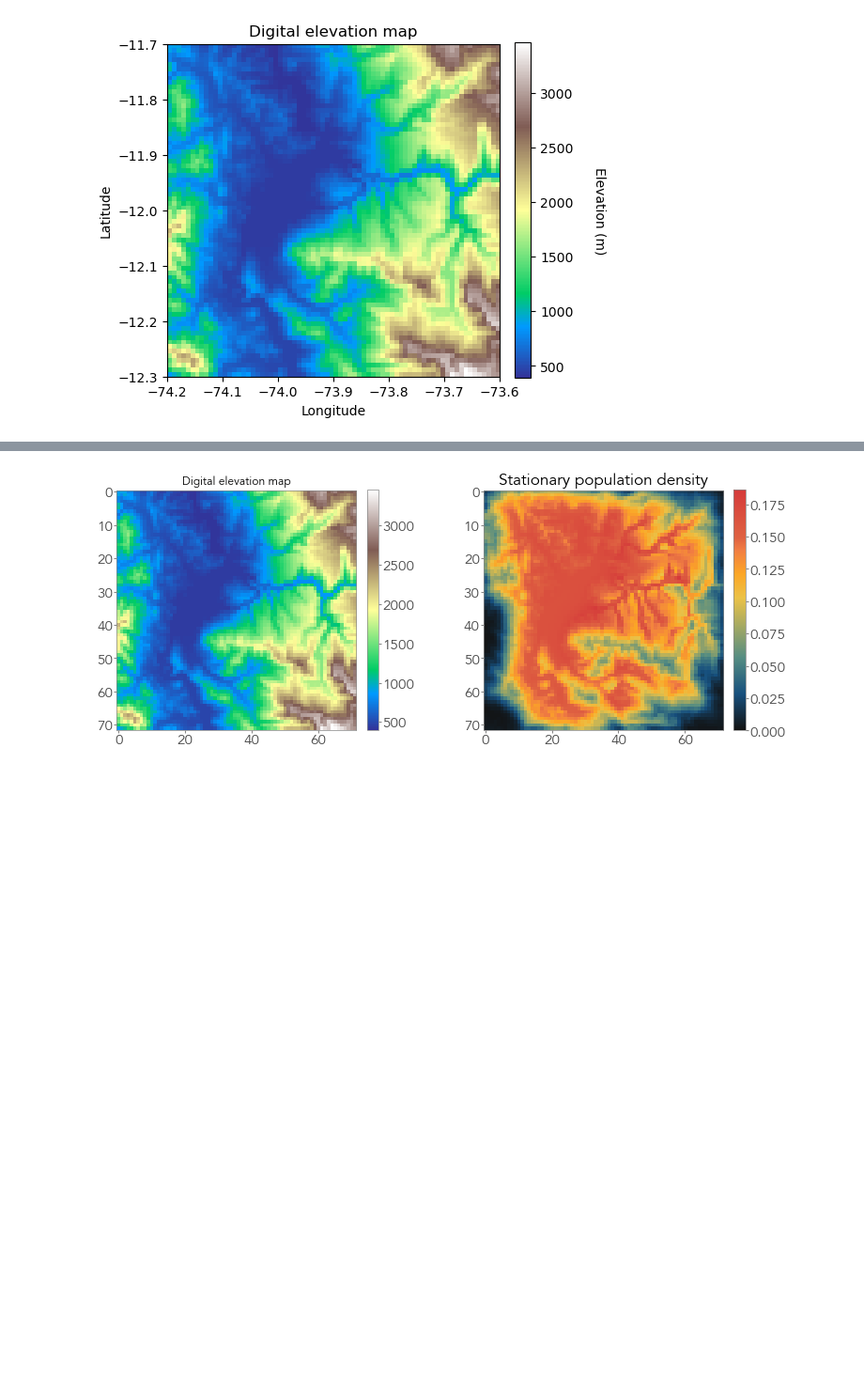
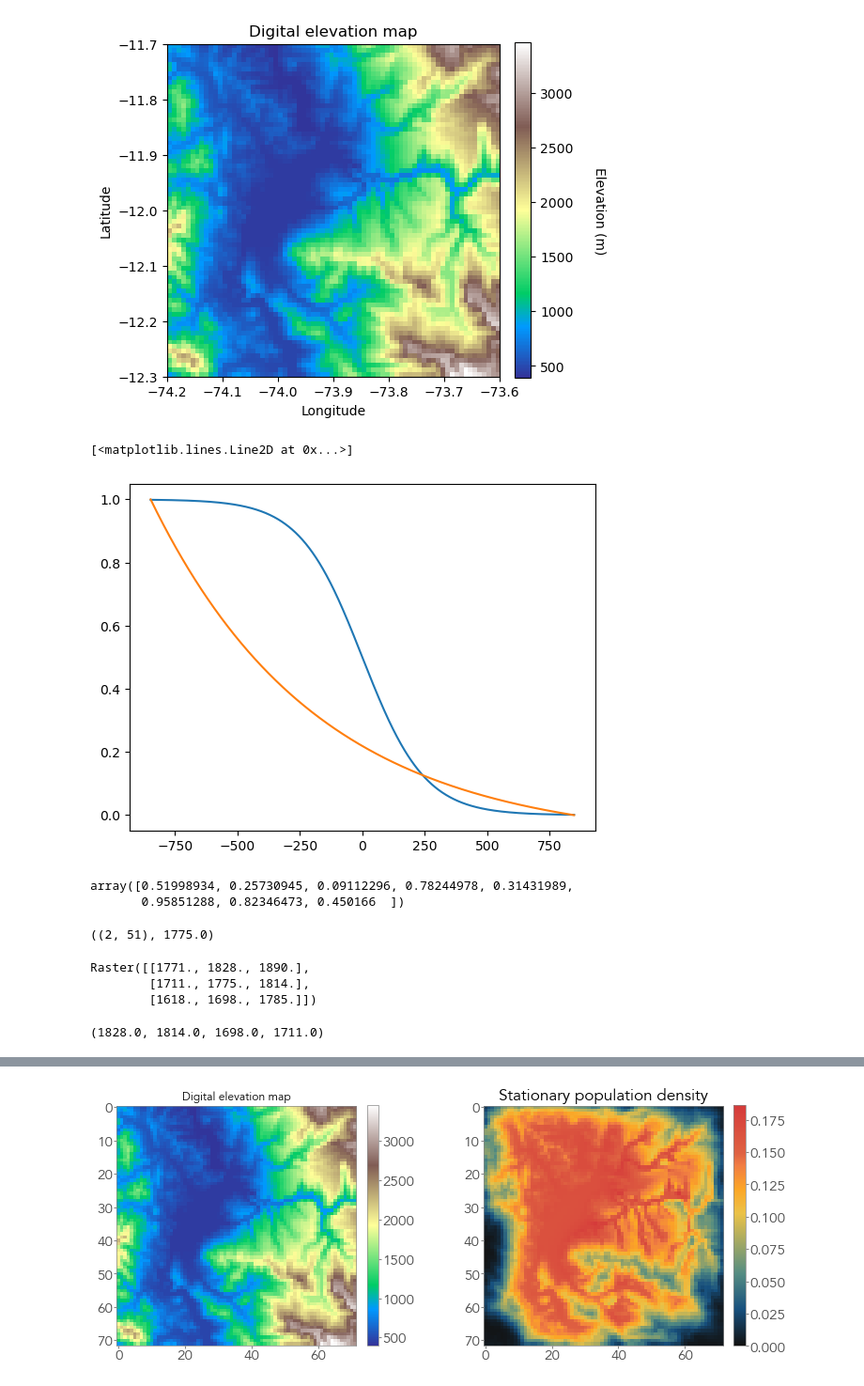
Before and after one commit to giorgionicoletti/MicroscopicDispersalModel, a Jupyter notebook: example_notebooks/TopographicLandscapes.ipynb, the cells around one changed output, grey strips where cells are left out. Shown at 94% size. Drawn from its saved outputs; the diff is of its cells as text; code cells hidden in the pictures; blank space fills up the shorter version.

```diff
--- a/example_notebooks/TopographicLandscapes.ipynb
+++ b/example_notebooks/TopographicLandscapes.ipynb
@@ -47,3 +46,30 @@ Dmatrix = rivernets.build_adjacency_elevation_exponential(dem_SouthAmerica, slop
                                                           xmin, xmax,
                                                           ymin, ymax,
                                                           beta, to_nn = to_nn)
+# %%
+xx = np.linspace(xmin, xmax, 1000)
+plt.plot(xx, utils.sigmoid_inv(xx, 0.008))
+plt.plot(xx, utils.exponential_range(xx, xmin, xmax, 0, 1, beta = 0.0015))
+# %% [output]
+[<matplotlib.lines.Line2D at 0x...>]
+[figure, added]
+# %%
+idx = 195
+Dmatrix[idx][Dmatrix[idx] != 0]
+# %% [output]
+array([0.51998934, 0.25730945, 0.09112296, 0.78244978, 0.31431989,
+       0.95851288, 0.82346473, 0.450166  ])
+# %%
+utils.linear_to_tuple(idx, dem_SouthAmerica.shape), dem_SouthAmerica[utils.linear_to_tuple(idx, dem_SouthAmerica.shape)]
+# %% [output]
+((2, 51), 1775.0)
+# %%
+dem_SouthAmerica[1:4, 50:53]
+# %% [output]
+Raster([[1771., 1828., 1890.],
+        [1711., 1775., 1814.],
+        [1618., 1698., 1785.]])
+# %%
+dem_SouthAmerica[2 - 1, 51], dem_SouthAmerica[2, 51 + 1], dem_SouthAmerica[2 + 1, 51], dem_SouthAmerica[2, 51 - 1]
+# %% [output]
+(1828.0, 1814.0, 1698.0, 1711.0)
```
Also changed, not shown: parts of 23 cells of this notebook, 3 other files.
